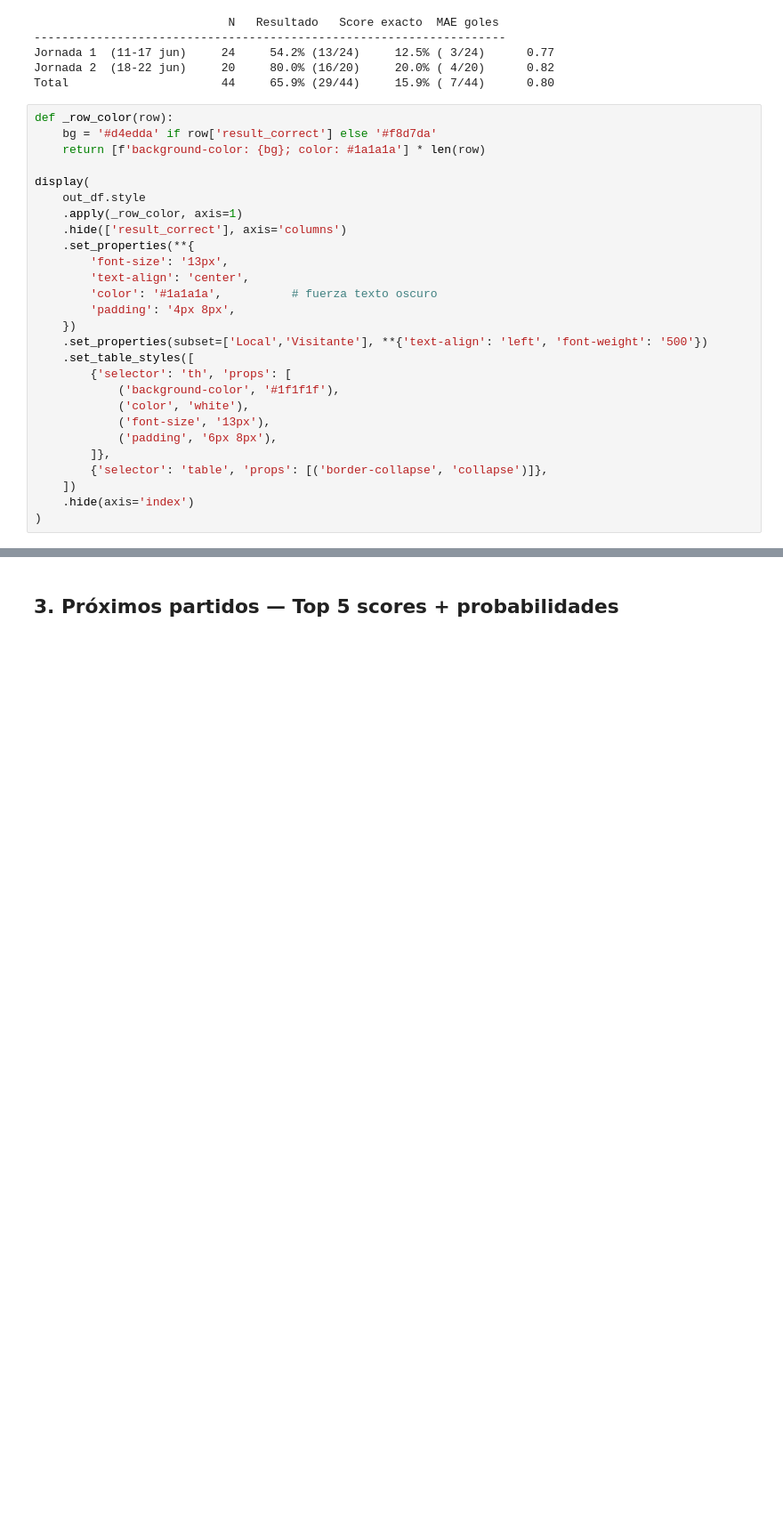
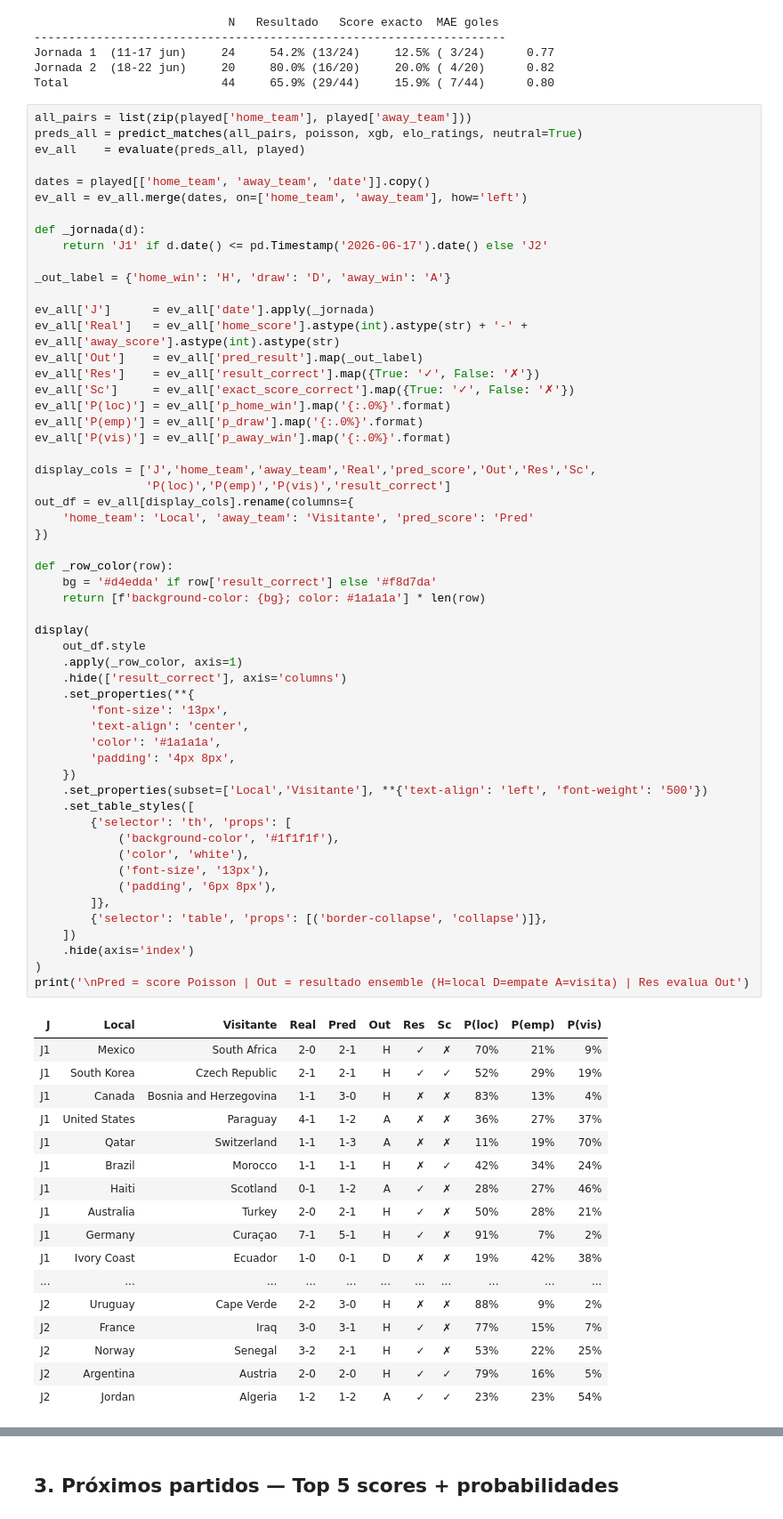
Before and after one commit to mathew-rojas/pred-mundial-2026, a Jupyter notebook: notebooks/04_live_wc2026.ipynb, the cells around one changed output, grey strips where cells are left out. Shown at 89% size. Drawn from its saved outputs; the diff is of its cells as text; blank space fills up the shorter version.

```diff
--- a/notebooks/04_live_wc2026.ipynb
+++ b/notebooks/04_live_wc2026.ipynb
@@ -105,30 +108,75 @@ Jornada 1  (11-17 jun)     24     54.2% (13/24)     12.5% ( 3/24)      0.77
 Jornada 2  (18-22 jun)     20     80.0% (16/20)     20.0% ( 4/20)      0.82
 Total                      44     65.9% (29/44)     15.9% ( 7/44)      0.80
 # %%
+all_pairs = list(zip(played['home_team'], played['away_team']))
+preds_all = predict_matches(all_pairs, poisson, xgb, elo_ratings, neutral=True)
+ev_all    = evaluate(preds_all, played)
+
+dates = played[['home_team', 'away_team', 'date']].copy()
+ev_all = ev_all.merge(dates, on=['home_team', 'away_team'], how='left')
+
+def _jornada(d):
+    return 'J1' if d.date() <= pd.Timestamp('2026-06-17').date() else 'J2'
+
+_out_label = {'home_win': 'H', 'draw': 'D', 'away_win': 'A'}
+
+ev_all['J']      = ev_all['date'].apply(_jornada)
+ev_all['Real']   = ev_all['home_score'].astype(int).astype(str) + '-' + ev_all['away_score'].astype(int).astype(str)
+ev_all['Out']    = ev_all['pred_result'].map(_out_label)
+ev_all['Res']    = ev_all['result_correct'].map({True: '✓', False: '✗'})
+ev_all['Sc']     = ev_all['exact_score_correct'].map({True: '✓', False: '✗'})
+ev_all['P(loc)'] = ev_all['p_home_win'].map('{:.0%}'.format)
+ev_all['P(emp)'] = ev_all['p_draw'].map('{:.0%}'.format)
+ev_all['P(vis)'] = ev_all['p_away_win'].map('{:.0%}'.format)
+
+display_cols = ['J','home_team','away_team','Real','pred_score','Out','Res','Sc',
+                'P(loc)','P(emp)','P(vis)','result_correct']
+out_df = ev_all[display_cols].rename(columns={
+    'home_team': 'Local', 'away_team': 'Visitante', 'pred_score': 'Pred'
+})
+
 def _row_color(row):
     bg = '#d4edda' if row['result_correct'] else '#f8d7da'
     return [f'background-color: {bg}; color: #1a1a1a'] * len(row)
 
 display(
     out_df.style
     .apply(_row_color, axis=1)
     .hide(['result_correct'], axis='columns')
     .set_properties(**{
         'font-size': '13px',
         'text-align': 'center',
-        'color': '#1a1a1a',          # fuerza texto oscuro
+        'color': '#1a1a1a',
         'padding': '4px 8px',
     })
     .set_properties(subset=['Local','Visitante'], **{'text-align': 'left', 'font-weight': '500'})
     .set_table_styles([
         {'selector': 'th', 'props': [
             ('background-color', '#1f1f1f'),
             ('color', 'white'),
             ('font-size', '13px'),
             ('padding', '6px 8px'),
         ]},
         {'selector': 'table', 'props': [('border-collapse', 'collapse')]},
     ])
     .hide(axis='index')
 )
+print('\nPred = score Poisson | Out = resultado ensemble (H=local D=empate A=visita) | Res evalua Out')
 # %% [output]
+| J | Local | Visitante | Real | Pred | Out | Res | Sc | P(loc) | P(emp) | P(vis) |
+| J1 | Mexico | South Africa | 2-0 | 2-1 | H | ✓ | ✗ | 70% | 21% | 9% |
+| J1 | South Korea | Czech Republic | 2-1 | 2-1 | H | ✓ | ✓ | 52% | 29% | 19% |
+| J1 | Canada | Bosnia and Herzegovina | 1-1 | 3-0 | H | ✗ | ✗ | 83% | 13% | 4% |
+| J1 | United States | Paraguay | 4-1 | 1-2 | A | ✗ | ✗ | 36% | 27% | 37% |
+| J1 | Qatar | Switzerland | 1-1 | 1-3 | A | ✗ | ✗ | 11% | 19% | 70% |
+| J1 | Brazil | Morocco | 1-1 | 1-1 | H | ✗ | ✓ | 42% | 34% | 24% |
+| J1 | Haiti | Scotland | 0-1 | 1-2 | A | ✓ | ✗ | 28% | 27% | 46% |
+| J1 | Australia | Turkey | 2-0 | 2-1 | H | ✓ | ✗ | 50% | 28% | 21% |
+| J1 | Germany | Curaçao | 7-1 | 5-1 | H | ✓ | ✗ | 91% | 7% | 2% |
+| J1 | Ivory Coast | Ecuador | 1-0 | 0-1 | D | ✗ | ✗ | 19% | 42% | 38% |
+| ... | ... | ... | ... | ... | ... | ... | ... | ... | ... | ... |
+| J2 | Uruguay | Cape Verde | 2-2 | 3-0 | H | ✗ | ✗ | 88% | 9% | 2% |
+| J2 | France | Iraq | 3-0 | 3-1 | H | ✓ | ✗ | 77% | 15% | 7% |
+| J2 | Norway | Senegal | 3-2 | 2-1 | H | ✓ | ✗ | 53% | 22% | 25% |
+| J2 | Argentina | Austria | 2-0 | 2-0 | H | ✓ | ✓ | 79% | 16% | 5% |
+| J2 | Jordan | Algeria | 1-2 | 1-2 | A | ✓ | ✓ | 23% | 23% | 54% |
```
Also changed, not shown: parts of 2 cells of this notebook.
